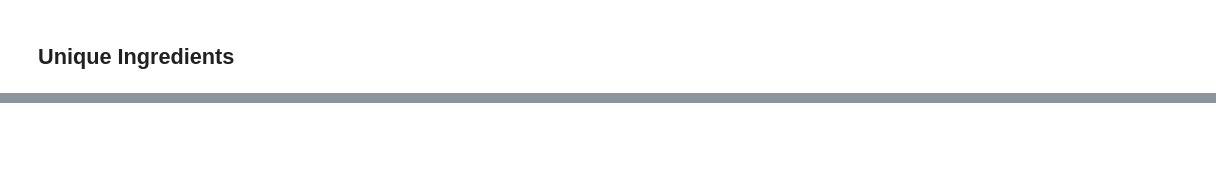
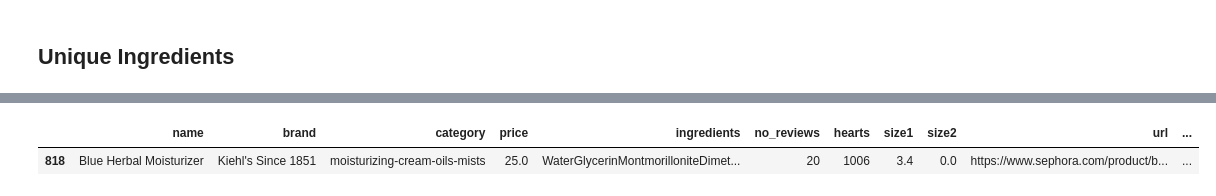
Before and after one commit to LenaNevel/CAPSTONE, a Jupyter notebook: 04_eda.ipynb, the cells around one changed output, grey strips where cells are left out. Drawn from its saved outputs; the diff is of its cells as text; code cells hidden in the pictures; blank space fills up the shorter version.

```diff
--- a/04_eda.ipynb
+++ b/04_eda.ipynb
@@ -223,0 +240,5 @@ unique_ingredients = set(all_ingredients)
+# %%
+products[products.ingredients == 'WaterGlycerinMontmorilloniteDimethiconeCyclohexasiloxaneGlyceryl Stearate SePolyglyceryl3 Methylglucose DistearateStearyl AlcoholPentylene GlycolPropylene GlycolMethylparabenChlorphenesinXanthan GumCarbomeSodium HydroxideSodium PcaButylparabenDipropylene GlycolTetrasodium EdtaLaminaria Saccharina ExtractMentholAloe Barbadensis Leaf JuiceBoswellia Serrata ExtractCamphorHamamelis Virginiana Leaf ExtractPoterium Officinale Root ExtractZingiber Officinale Root ExtractCinnamomum Cassia Bark ExtractBlue 1']
+# %% [output]
+|  | name | brand | category | price | ingredients | no_reviews | hearts | size1 | size2 | url | ... |
+| 818 | Blue Herbal Moisturizer | Kiehl's Since 1851 | moisturizing-cream-oils-mists | 25.0 | WaterGlycerinMontmorilloniteDimet... | 20 | 1006 | 3.4 | 0.0 | https://www.sephora.com/product/b... | ... |
```
Also changed, not shown: parts of 21 cells of this notebook, 6 other files.
